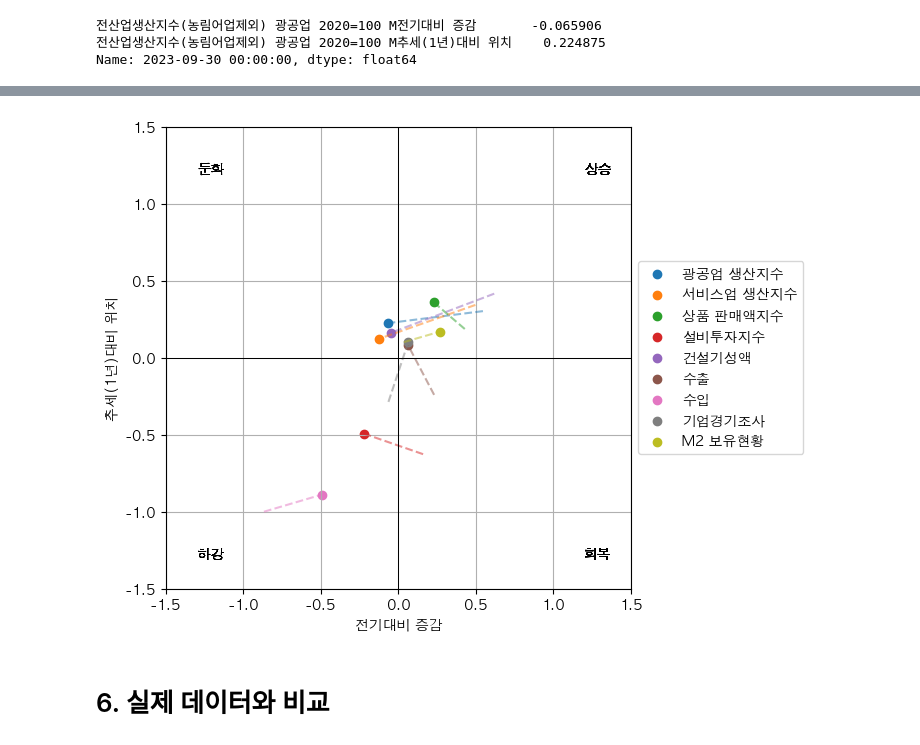
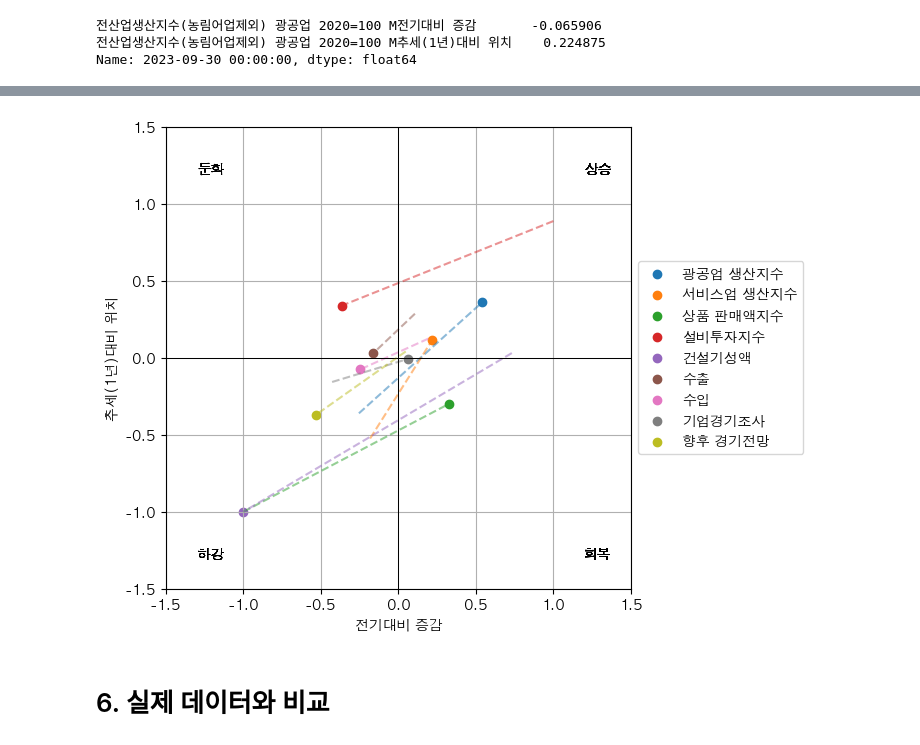
Before and after one commit to jmlee8939/macroeconomics_analysis, a Jupyter notebook: analysis.ipynb, the cells around one changed output, grey strips where cells are left out. Saved outputs shown, nothing was run; the diff lists cells and outputs as text; code cells hidden in the pictures.

```diff
--- a/analysis.ipynb
+++ b/analysis.ipynb
@@ -116,8 +116,8 @@ df_cycle.head(3)
 # 4. 데이터 시각화
 # %%
 # 추세 및 분기별 데이터 시각화
-fig, axes = plt.subplots(5, 3, figsize=(30, 30))
-for i, col in enumerate(df_quarter.columns):
+fig, axes = plt.subplots(4, 3, figsize=(20, 20))
+for i, col in enumerate(df_quarter.columns[:-1]):
     axes[i//3, i%3].plot(df_quarter[col])
     axes[i//3, i%3].plot(df_ma[col])
     axes[i//3, i%3].set_title(col)
@@ -200,5 +217,5 @@ def plot_df(x, y, pre_x, pre_y, max_lim, name, fig=None, ax=None):
     ax.grid(True)
     return fig, ax, max_lim
 # %%
-legend_list = ['광공업 생산지수', '서비스업 생산지수', '상품 판매액지수', '설비투자지수', '건설기성액', '수출', '수입', '기업경기조사', 'M2 보유현황']
+legend_list = ['광공업 생산지수', '서비스업 생산지수', '상품 판매액지수', '설비투자지수', '건설기성액', '수출', '수입', '기업경기조사',  '향후 경기전망']
 # %%
@@ -222,12 +238,12 @@ Index([' 전산업생산지수(농림어업제외) 광공업 2020=100 M', ' 전
 # %%
 max_lim = 0
 fig, ax = plt.subplots(figsize=(6, 6))
 for i in legend_list:
-    output_df = get_time_point(scaled_df_cycle, i, 2023, 3)
-    pre_output_df = get_time_point(scaled_df_cycle, i, 2023, 2)
+    output_df = get_time_point(scaled_df_cycle, i, 2024, 4)
+    pre_output_df = get_time_point(scaled_df_cycle, i, 2024, 3)
     fig, ax, max_lim = plot_df(output_df.iloc[0], output_df.iloc[1], pre_output_df.iloc[0], pre_output_df.iloc[1], max_lim, i, fig, ax)
 # %% [output]
-[figure, old version]
+[figure, new version]
 # %% [markdown]
 # 6. 실제 데이터와 비교
 # %%
```
Also changed, not shown: parts of 8 cells of this notebook, 1 other file.
